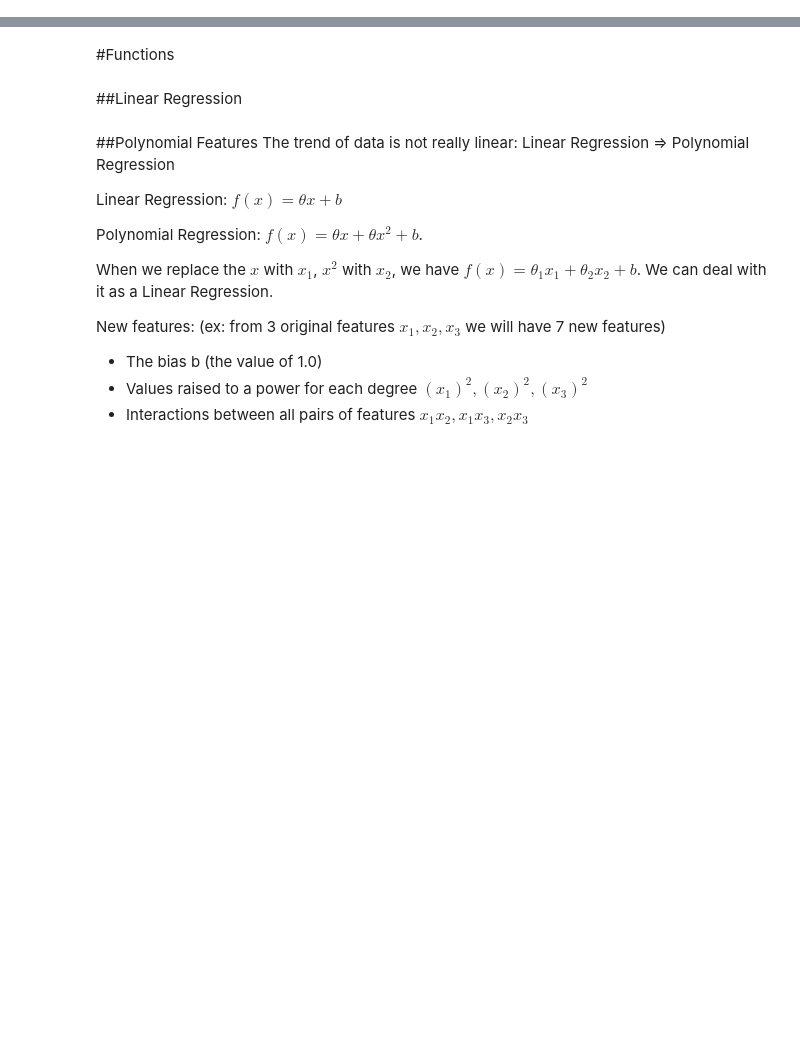
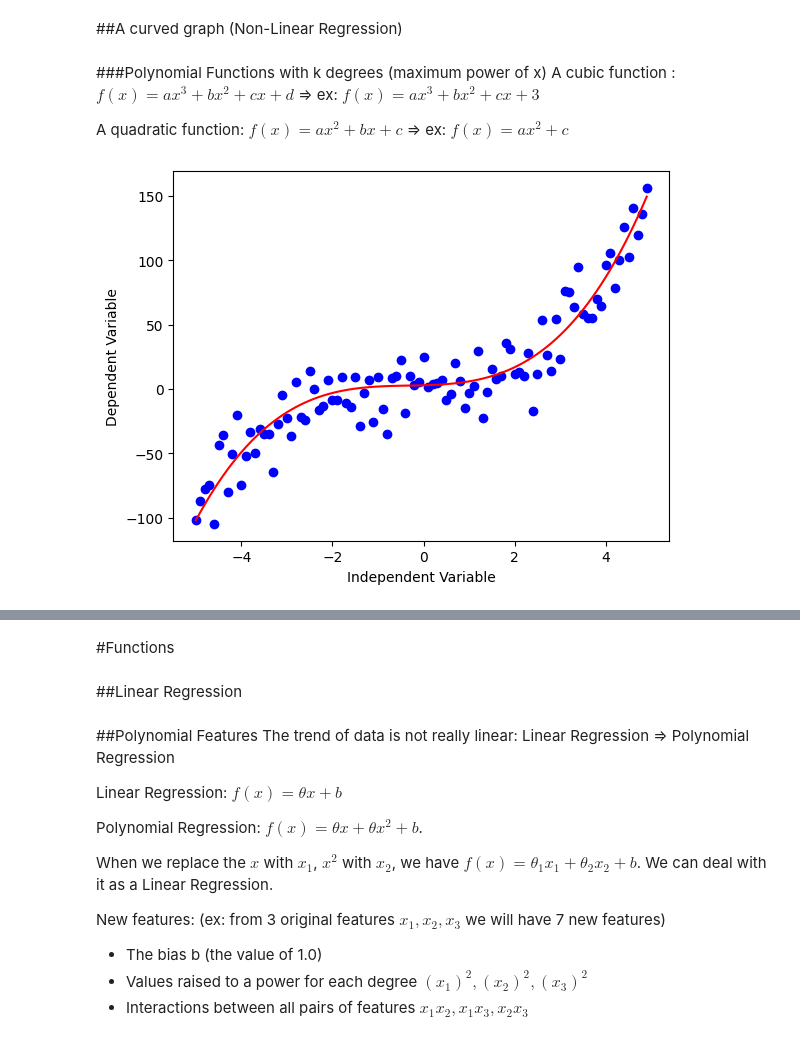
Before and after one commit to ThuyHaLE/Problem1_Prediction, a Jupyter notebook: Non_linear_regression_(Polynomial_Regression).ipynb, the cells around one changed output, grey strips where cells are left out. Saved outputs shown, nothing was run; the diff lists cells and outputs as text; code cells hidden in the pictures; blank space fills up the shorter version.

```diff
--- a/Non_linear_regression_(Polynomial_Regression).ipynb
+++ b/Non_linear_regression_(Polynomial_Regression).ipynb
@@ -7,0 +27,20 @@ import matplotlib.pyplot as plt
+# %% [markdown]
+##A curved graph (Non-Linear Regression)
+# %% [markdown]
+###Polynomial Functions with k degrees (maximum power of x)
+A cubic function : $f(x) = ax^3 + bx^2 + cx + d$ => ex: $f(x) = ax^3 + bx^2 + cx + 3$
+
+A quadratic function: $f(x) = ax^2 + bx + c$ => ex: $f(x)= ax^2 + c$
+# %%
+#A cubic function
+x = np.arange(-5.0, 5.0, 0.1)
+y = 1*(x**3) + 1*(x**2) + 1*x + 3
+y_noise = 20 * np.random.normal(size=x.size)
+ydata = y + y_noise
+plt.plot(x, ydata,  'bo')
+plt.plot(x,y, 'r')
+plt.ylabel('Dependent Variable')
+plt.xlabel('Independent Variable')
+plt.show()
+# %% [output]
+[figure, added]
```
Also changed, not shown: parts of 27 cells of this notebook.
